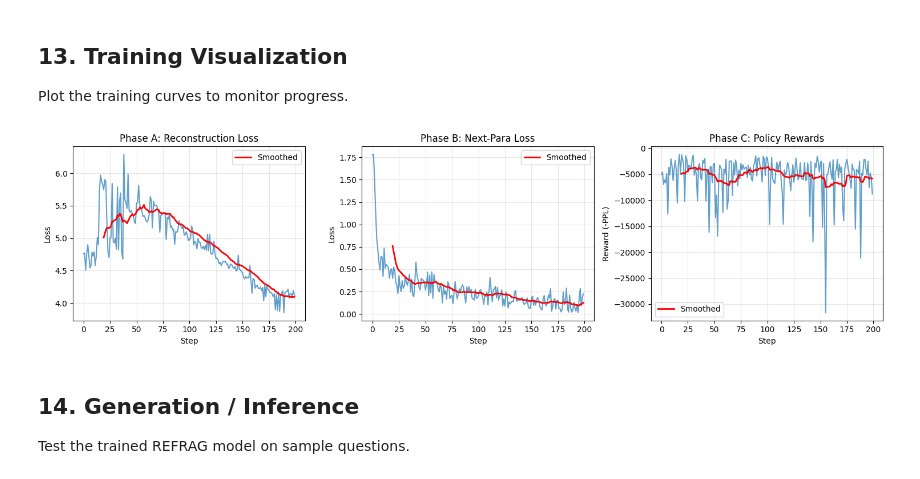
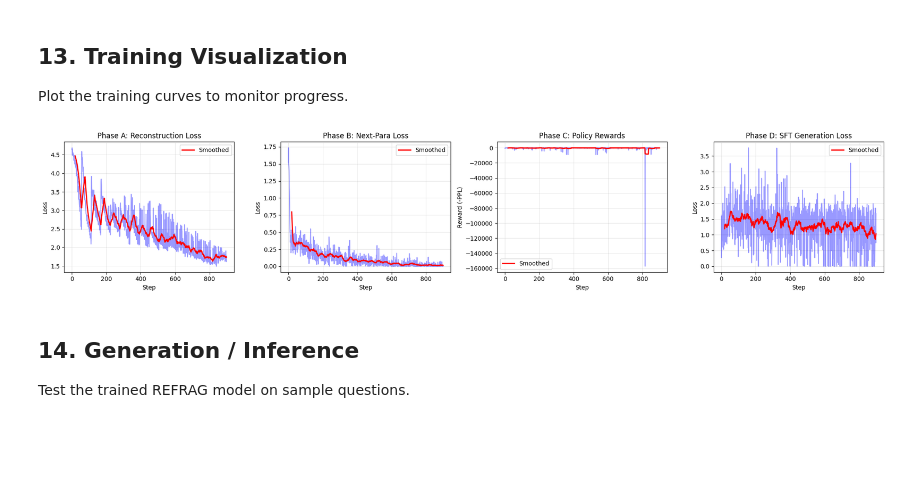
Before and after one commit to khanhtimn/Project-III, a Jupyter notebook: refrag_v1.ipynb, the cells around one changed output. Drawn from its saved outputs; the diff is of its cells as text; code cells hidden in the pictures; blank space fills up the shorter version.

```diff
--- a/refrag_v1.ipynb
+++ b/refrag_v1.ipynb
@@ -1253,7 +1243,7 @@ next_losses = train_cpt_next_para(
     lr=config.lr,
     k=config.chunk_len_tokens,
     expand_frac=config.selective_p,
-    log_every=20,
+    log_every=50,
     load_dir=CPT_RECON_DIR,
     out_dir=CPT_NEXT_DIR
 )
@@ -1291,6 +1285,7 @@ def train_policy(model: REFRAG, rag_data_path: str, index_dir: str,
                  log_every: int = 20, out_dir: str = POLICY_DIR):
     """
     Train the selective expansion policy using REINFORCE.
+    Skips examples where retrieval fails (answer not in context).
     """
     print(f"\n{'='*60}")
     print("PHASE C: Policy Training (REINFORCE)")
@@ -1327,18 +1322,27 @@ def train_policy(model: REFRAG, rag_data_path: str, index_dir: str,
     baseline = None
     beta = 0.9  # EMA factor
     rewards = []
+    skipped_count = 0
 
     model.train()
     t_start = time.time()
 
-    for step in range(steps):
+    step = 0
+    while step < steps:
         ex = random.choice(data)
         question = ex["question"]
+        answers = ex["answers"]
 
         # Retrieve passages
         qv = qenc.encode_query(question)
         _, I = search_index(index, qv, topk)
         passages = [texts[i] for i in I]
+
+        # Check if answer is in context (Robustness)
+        context_blob = " ".join(passages).lower()
+        if not any(ans.lower() in context_blob for ans in answers):
+            skipped_count += 1
+            continue
 
         # Policy step
         log_prob, reward = policy_step(model, question, passages, k=k, max_expand_frac=p)
@@ -1358,17 +1362,19 @@ def train_policy(model: REFRAG, rag_data_path: str, index_dir: str,
         sch.step()
 
         rewards.append(r)
+        step += 1
 
         if step % log_every == 0:
             avg_reward = np.mean(rewards[-log_every:]) if len(rewards) >= log_every else np.mean(rewards)
             elapsed = time.time() - t_start
-            print(f"  Step {step:4d}/{steps} | Reward: {r:.4f} | Avg: {avg_reward:.4f} | Baseline: {baseline:.4f} | Time: {elapsed:.1f}s")
+            print(f"  Step {step:4d}/{steps} | Reward: {r:.4f} | Avg: {avg_reward:.4f} | Baseline: {baseline:.4f} | Skipped: {skipped_count} | Time: {elapsed:.1f}s")
 
     # Save policy
     os.makedirs(out_dir, exist_ok=True)
     torch.save(model.policy.state_dict(), os.path.join(out_dir, "policy.pt"))
     print(f"\n✓ Saved policy to {out_dir}")
     print(f"  Final avg reward: {np.mean(rewards[-20:]):.4f}")
+    print(f"  Total skipped (no answer in context): {skipped_count}")
 
     return rewards
 
@@ -1382,7 +1388,7 @@ policy_rewards = train_policy(
     k=config.chunk_len_tokens,
     p=config.selective_p,
     topk=config.topk,
-    log_every=20,
+    log_every=50,
     out_dir=POLICY_DIR
 )
 # %% [output]
@@ -1413,57 +1576,49 @@ Plot the training curves to monitor progress.
 # %%
 import matplotlib.pyplot as plt
 
-def plot_training_curves(recon_losses, next_losses, policy_rewards):
-    """Plot training curves for all phases."""
-    fig, axes = plt.subplots(1, 3, figsize=(15, 4))
+def plot_training_curves(recon_losses, next_losses, policy_rewards, sft_losses=None):
+    """Plot training curves for all phases including SFT."""
+    # Determine number of subplots
+    n_plots = 3 + (1 if sft_losses else 0)
+    fig, axes = plt.subplots(1, n_plots, figsize=(5 * n_plots, 4))
 
-    # Reconstruction loss
+    # Helper for smoothing
+    def plot_with_smooth(ax, data, title, ylabel, color='blue', smooth_color='red'):
+        if not data: return
+        ax.plot(data, alpha=0.4, color=color)
+        window = min(20, len(data) // 5 + 1)
+        if window > 1:
+            smoothed = np.convolve(data, np.ones(window)/window, mode='valid')
+            ax.plot(range(window-1, len(data)), smoothed, '-', linewidth=2, color=smooth_color, label='Smoothed')
+        ax.set_title(title)
+        ax.set_xlabel('Step')
+        ax.set_ylabel(ylabel)
+        ax.legend()
+        ax.grid(True, alpha=0.3)
+
+    # 1. Reconstruction Loss
     if recon_losses:
-        axes[0].plot(recon_losses, alpha=0.7)
-        # Smooth curve
-        window = min(20, len(recon_losses) // 5 + 1)
-        if window > 1:
-            smoothed = np.convolve(recon_losses, np.ones(window)/window, mode='valid')
-            axes[0].plot(range(window-1, len(recon_losses)), smoothed, 'r-', linewidth=2, label='Smoothed')
-        axes[0].set_title('Phase A: Reconstruction Loss')
-        axes[0].set_xlabel('Step')
-        axes[0].set_ylabel('Loss')
-        axes[0].legend()
-        axes[0].grid(True, alpha=0.3)
+        plot_with_smooth(axes[0], recon_losses, 'Phase A: Reconstruction Loss', 'Loss')
 
-    # Next-para loss
+    # 2. Next-Para Loss
     if next_losses:
-        axes[1].plot(next_losses, alpha=0.7)
-        window = min(20, len(next_losses) // 5 + 1)
-        if window > 1:
-            smoothed = np.convolve(next_losses, np.ones(window)/window, mode='valid')
-            axes[1].plot(range(window-1, len(next_losses)), smoothed, 'r-', linewidth=2, label='Smoothed')
-        axes[1].set_title('Phase B: Next-Para Loss')
-        axes[1].set_xlabel('Step')
-        axes[1].set_ylabel('Loss')
-        axes[1].legend()
-        axes[1].grid(True, alpha=0.3)
+        plot_with_smooth(axes[1], next_losses, 'Phase B: Next-Para Loss', 'Loss')
 
-    # Policy rewards
+    # 3. Policy Rewards
     if policy_rewards:
-        axes[2].plot(policy_rewards, alpha=0.7)
-        window = min(20, len(policy_rewards) // 5 + 1)
-        if window > 1:
-            smoothed = np.convolve(policy_rewards, np.ones(window)/window, mode='valid')
-            axes[2].plot(range(window-1, len(policy_rewards)), smoothed, 'r-', linewidth=2, label='Smoothed')
-        axes[2].set_title('Phase C: Policy Rewards')
-        axes[2].set_xlabel('Step')
-        axes[2].set_ylabel('Reward (-PPL)')
-        axes[2].legend()
-        axes[2].grid(True, alpha=0.3)
+        plot_with_smooth(axes[2], policy_rewards, 'Phase C: Policy Rewards', 'Reward (-PPL)')
+
+    # 4. SFT Loss
+    if sft_losses and len(axes) > 3:
+        plot_with_smooth(axes[3], sft_losses, 'Phase D: SFT Generation Loss', 'Loss')
 
     plt.tight_layout()
     plt.show()
 
-# Plot training curves
-plot_training_curves(recon_losses, next_losses, policy_rewards)
+# Plot all training curves including SFT
+plot_training_curves(recon_losses, next_losses, policy_rewards, sft_losses if 'sft_losses' in globals() else None)
 # %% [output]
-[figure, old version]
+[figure, new version]
 # %% [markdown]
 ## 14. Generation / Inference
 
```
Also changed, not shown: parts of 17 cells of this notebook.
